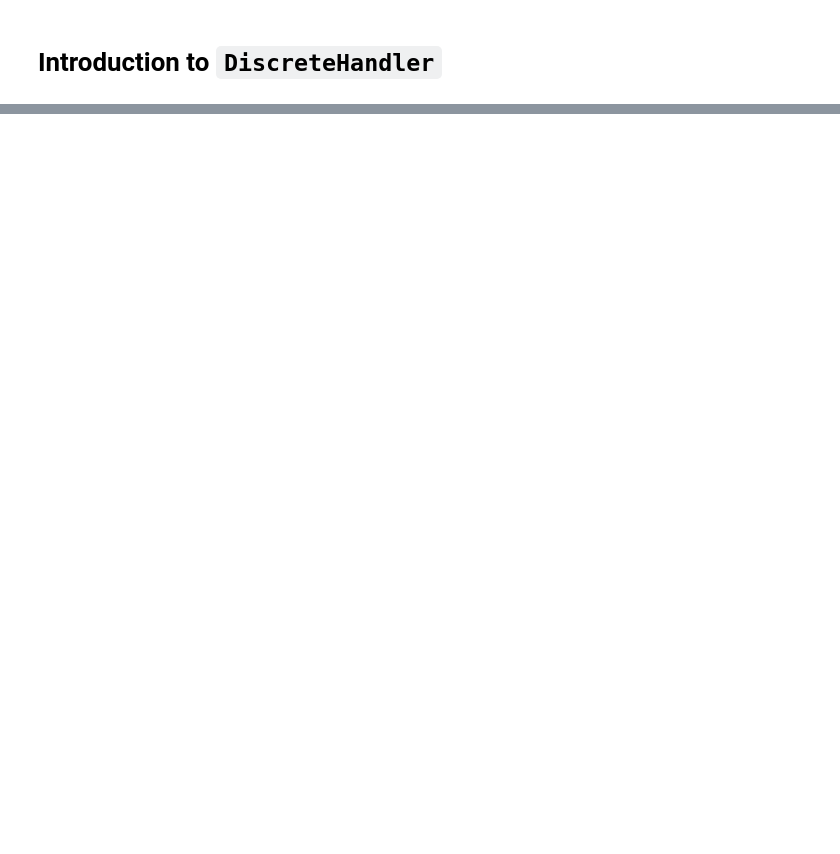
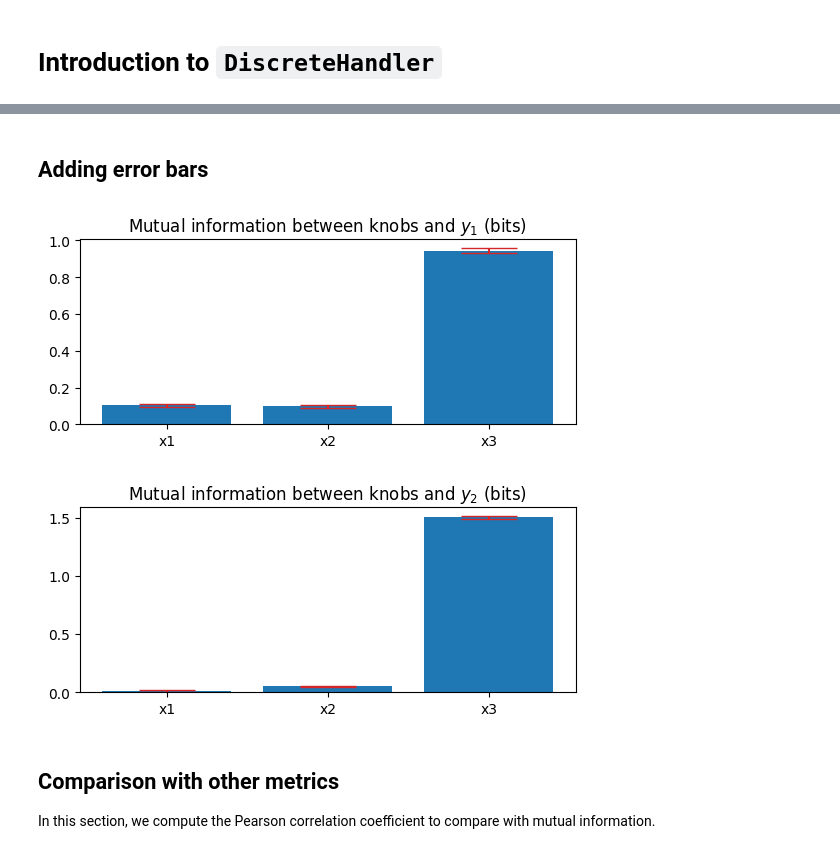
Before and after one commit to einigl/infovar, a Jupyter notebook: examples/discrete-handler.ipynb, the cells around one changed output, grey strips where cells are left out. Saved outputs shown, nothing was run; the diff lists cells and outputs as text; code cells hidden in the pictures; blank space fills up the shorter version.

```diff
--- a/examples/discrete-handler.ipynb
+++ b/examples/discrete-handler.ipynb
@@ -111,0 +133,2 @@ plt.show()
+# %% [markdown]
+## Adding error bars
@@ -112,10 +144,23 @@ plt.show()
 # %%
-items = handler.read(["x1", "x2", "x3"], "s2", "all", iterable_x=True)
-mis = [item["mi"]["value"] for item in items]
+for screen in [1, 2]:
 
-plt.figure(figsize=(6.4, 0.5 * 4.8))
+    items = handler.read(["x1", "x2", "x3"], f"y{screen}", "all", iterable_x=True)
+    mis = [item["mi"]["value"] for item in items]
+    stds = [item["mi"]["std"] for item in items]
 
-plt.bar(np.arange(len(mis)), mis)
-plt.xticks(np.arange(len(mis)), ["x1", "x2", "x3"])
+    plt.figure(figsize=(6.4, 0.5 * 4.8))
 
-plt.show()
+    xticks = np.arange(len(mis))
+    plt.bar(xticks, mis)
+    plt.errorbar(xticks, mis, yerr=stds, fmt="none", capsize=20, color="tab:red")
+    plt.xticks(xticks, ["x1", "x2", "x3"])
+    plt.title(f"Mutual information between knobs and $y_{screen}$ (bits)")
+
+    plt.show()
+# %% [output]
+[figure, added]
+[figure, added]
+# %% [markdown]
+## Comparison with other metrics
+
+In this section, we compute the Pearson correlation coefficient to compare with mutual information.
```
Also changed, not shown: parts of 39 cells of this notebook, 34 other files.
